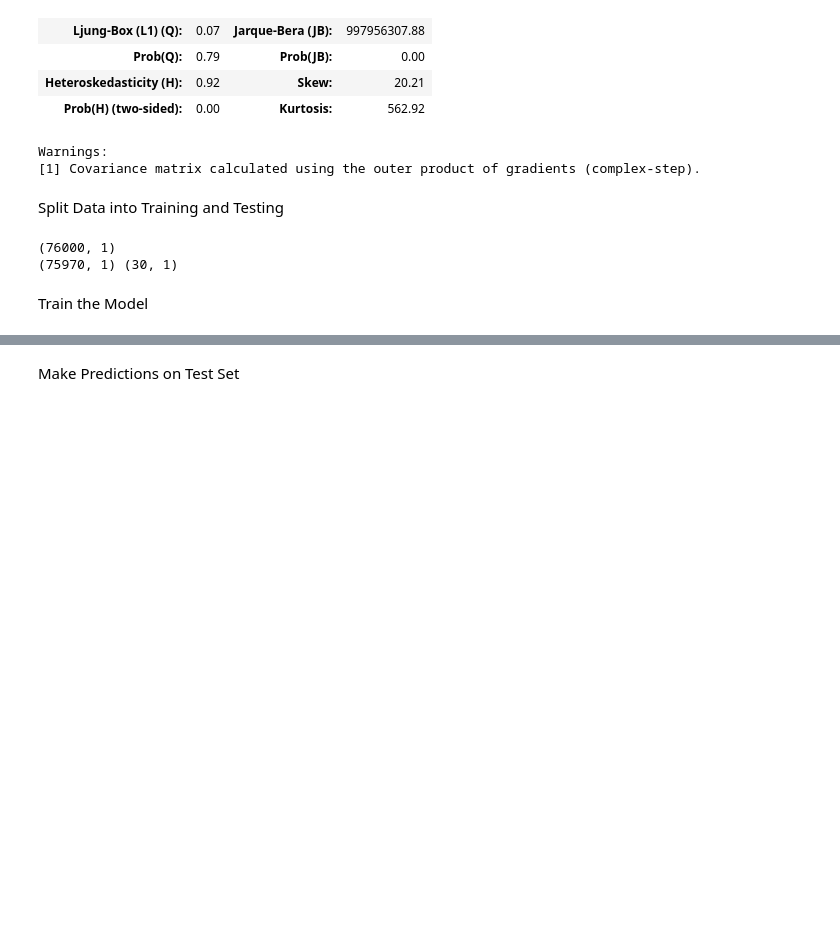
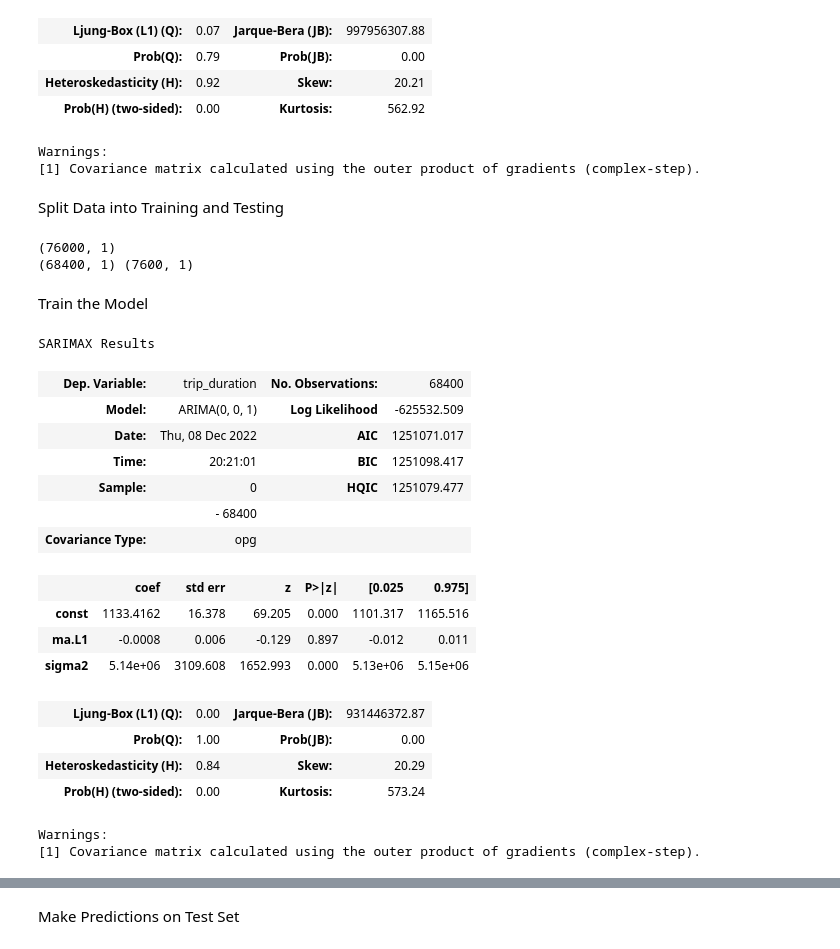
Before and after one commit to astrodestroyergithub/Divvy-Bike-Share, a Jupyter notebook: CODE/time_series_forecast_arima.ipynb, the cells around one changed output, grey strips where cells are left out. Cells and saved outputs as stored; diff of their text form; code cells hidden in the pictures; blank space fills up the shorter version.

Commit message:
Everything done in ARIMA Forecasting

```diff
--- a/CODE/time_series_forecast_arima.ipynb
+++ b/CODE/time_series_forecast_arima.ipynb
@@ -136,15 +138,34 @@ from statsmodels.tsa.arima_model import ARIMA
 Split Data into Training and Testing
 # %%
 print(df2.shape)
-train=df2.iloc[:-30]
-test=df2.iloc[-30:]
+train=df2.iloc[:-7600]
+test=df2.iloc[-7600:]
 print(train.shape,test.shape)
 # %% [output]
 (76000, 1)
-(75970, 1) (30, 1)
+(68400, 1) (7600, 1)
 # %% [markdown]
 Train the Model
 # %%
-# model=ARIMA(train['trip_duration'],order=(0,0,1))
-# model=model.fit()
-# model.summary()
+model=ARIMA(train['trip_duration'],order=(0,0,1))
+model=model.fit()
+model.summary()
+# %% [output]
+SARIMAX Results
+| Dep. Variable: | trip_duration | No. Observations: | 68400 |
+| Model: | ARIMA(0, 0, 1) | Log Likelihood | -625532.509 |
+| Date: | Thu, 08 Dec 2022 | AIC | 1251071.017 |
+| Time: | 20:21:01 | BIC | 1251098.417 |
+| Sample: | 0 | HQIC | 1251079.477 |
+|  | - 68400 |  |  |
+| Covariance Type: | opg |  |  |
+|  | coef | std err | z | P>|z| | [0.025 | 0.975] |
+| const | 1133.4162 | 16.378 | 69.205 | 0.000 | 1101.317 | 1165.516 |
+| ma.L1 | -0.0008 | 0.006 | -0.129 | 0.897 | -0.012 | 0.011 |
+| sigma2 | 5.14e+06 | 3109.608 | 1652.993 | 0.000 | 5.13e+06 | 5.15e+06 |
+| Ljung-Box (L1) (Q): | 0.00 | Jarque-Bera (JB): | 931446372.87 |
+| Prob(Q): | 1.00 | Prob(JB): | 0.00 |
+| Heteroskedasticity (H): | 0.84 | Skew: | 20.29 |
+| Prob(H) (two-sided): | 0.00 | Kurtosis: | 573.24 |
+Warnings:
+[1] Covariance matrix calculated using the outer product of gradients (complex-step).
```
Also changed, not shown: parts of 12 cells of this notebook.
